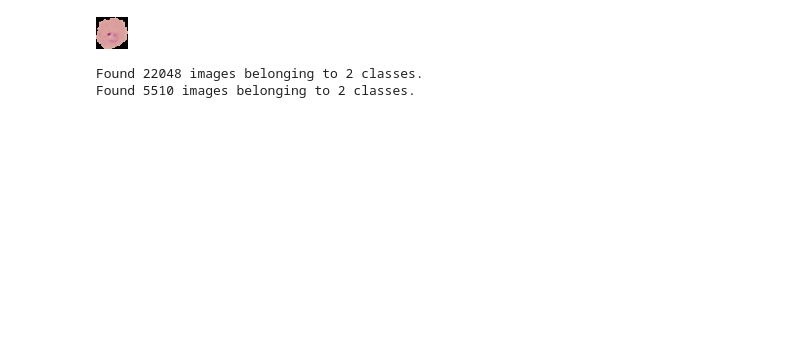
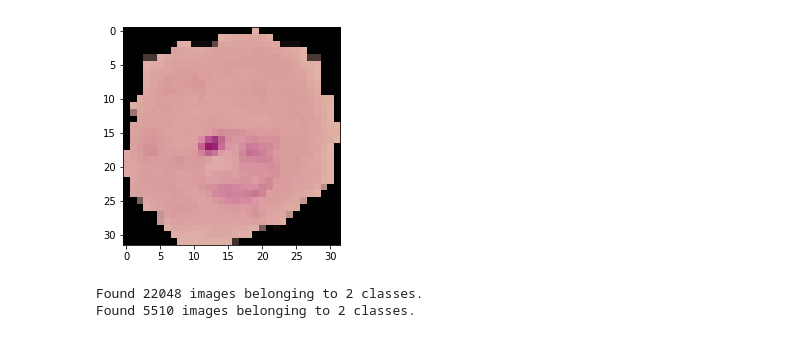
Before and after one commit to slvDev/Malaria-Detection-CNN-Keras, a Jupyter notebook: Malaria.ipynb, the cells around one changed output. Cells and saved outputs as stored; diff of their text form; code cells hidden in the pictures; blank space fills up the shorter version.

```diff
--- a/Malaria.ipynb
+++ b/Malaria.ipynb
@@ -21,11 +21,14 @@ zip_ref_train.close()
 # %%
 img_size = 32
 dim = img_size, img_size
-img = cv2.imread('/content/cell_images/Parasitized/C100P61ThinF_IMG_20150918_144104_cell_162.png')
-img = cv2.resize(img, (dim))
-cv2_imshow(img)
+img_path = '/content/cell_images/Parasitized/C100P61ThinF_IMG_20150918_144104_cell_162.png'
+img = cv2.imread(img_path)
+img = cv2.cvtColor(img, cv2.COLOR_BGR2RGB)
+img = cv2.resize(img, dim)
+plt.imshow(img)
+plt.show()
 # %% [output]
-[figure, old version]
+[figure, new version]
 # %%
 train_datagen = ImageDataGenerator(
         rescale=1./255,
```
Also changed, not shown: parts of 4 cells of this notebook.
